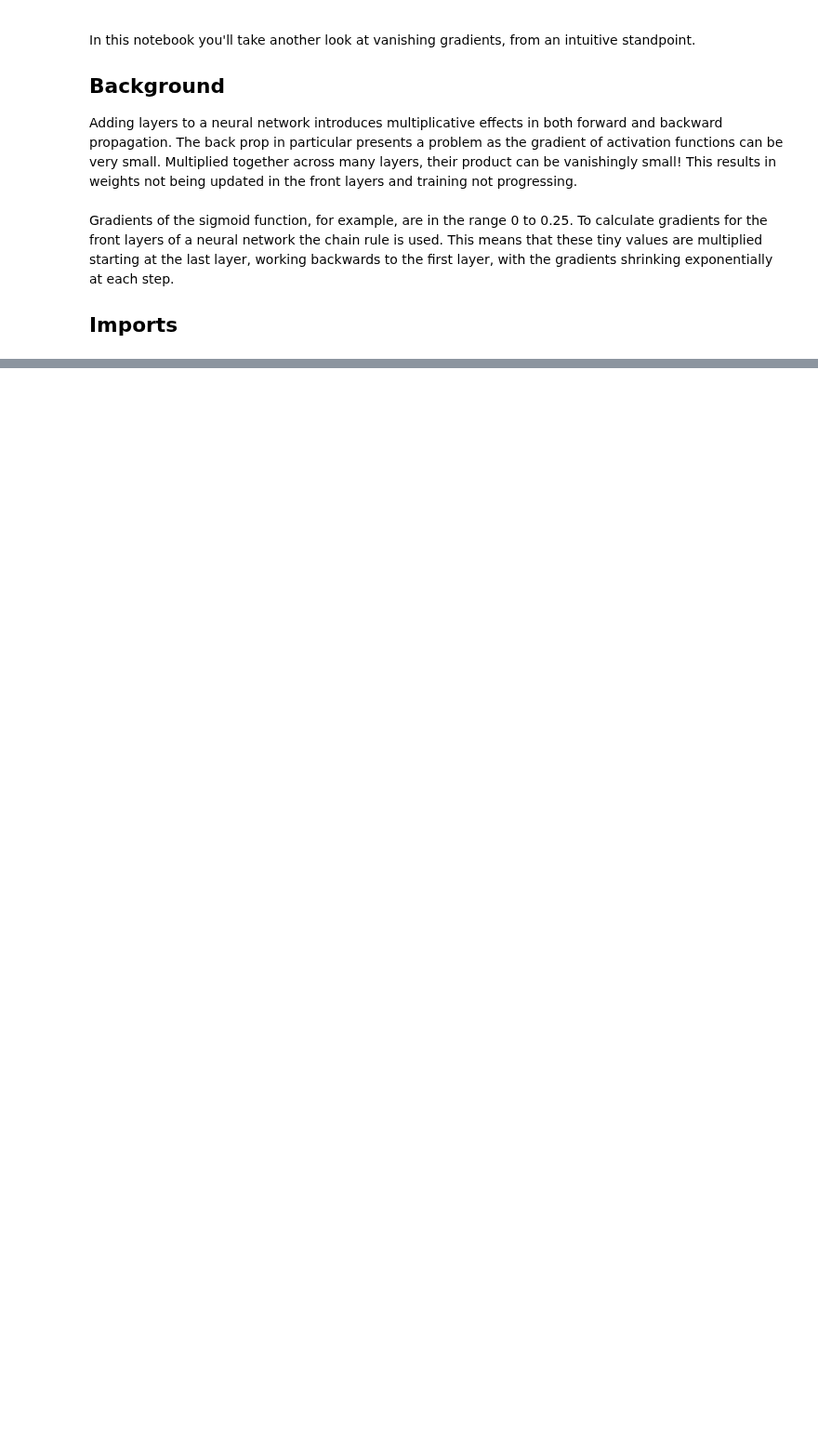
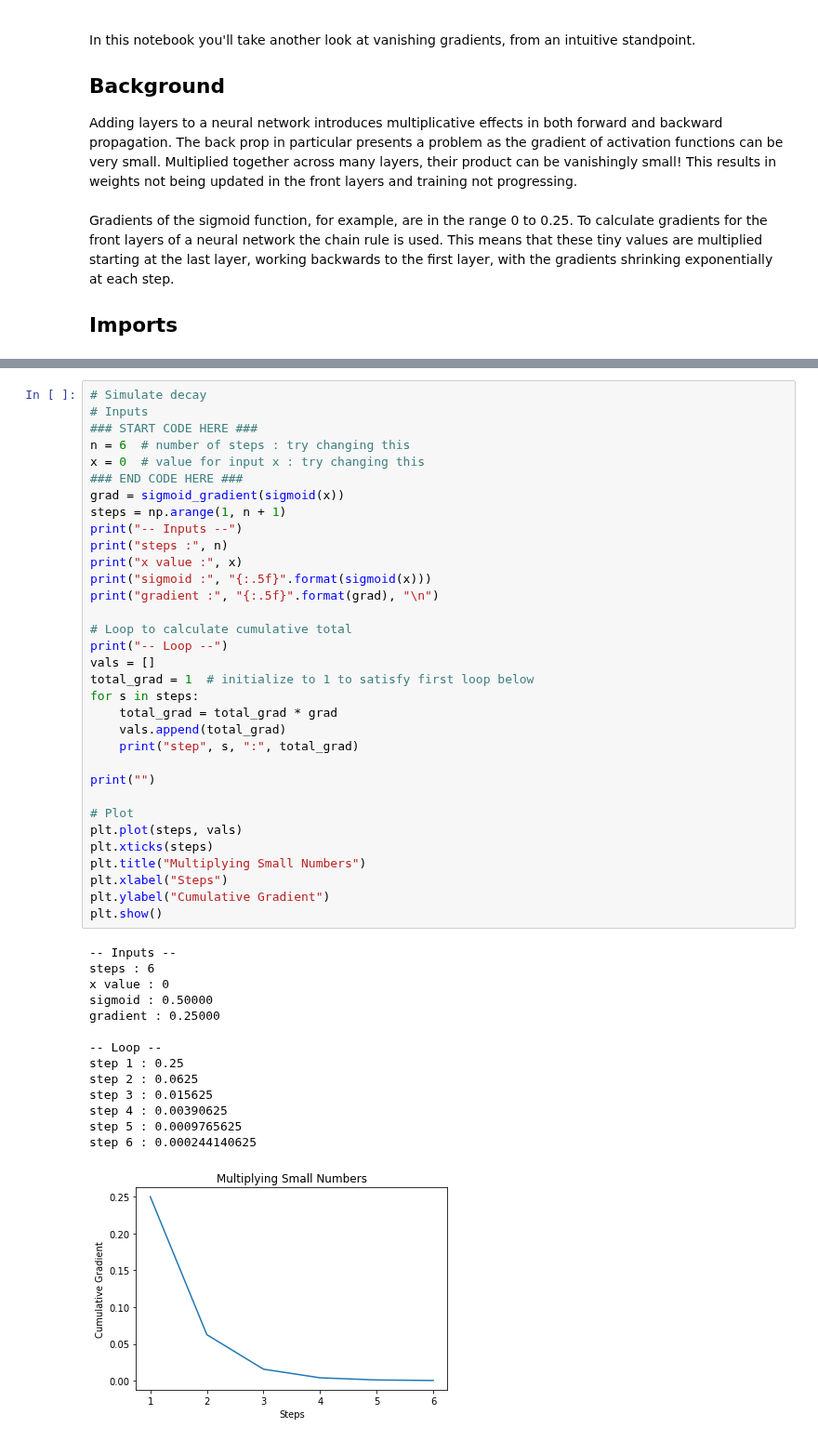
Before and after one commit to martin-fabbri/colab-notebooks, a Jupyter notebook: deeplearning.ai/nlp/c3_w3_01_vanishing_gradients.ipynb, the cells around one changed output, grey strips where cells are left out. Shown at 93% size. Cells and saved outputs as stored; diff of their text form; blank space fills up the shorter version.

```diff
--- a/deeplearning.ai/nlp/c3_w3_01_vanishing_gradients.ipynb
+++ b/deeplearning.ai/nlp/c3_w3_01_vanishing_gradients.ipynb
@@ -16,0 +156,48 @@ Gradients of the sigmoid function, for example, are in the range 0 to 0.25. To c
+# %%
+# Simulate decay
+# Inputs
+### START CODE HERE ###
+n = 6  # number of steps : try changing this
+x = 0  # value for input x : try changing this
+### END CODE HERE ###
+grad = sigmoid_gradient(sigmoid(x))
+steps = np.arange(1, n + 1)
+print("-- Inputs --")
+print("steps :", n)
+print("x value :", x)
+print("sigmoid :", "{:.5f}".format(sigmoid(x)))
+print("gradient :", "{:.5f}".format(grad), "\n")
+
+# Loop to calculate cumulative total
+print("-- Loop --")
+vals = []
+total_grad = 1  # initialize to 1 to satisfy first loop below
+for s in steps:
+    total_grad = total_grad * grad
+    vals.append(total_grad)
+    print("step", s, ":", total_grad)
+
+print("")
+
+# Plot
+plt.plot(steps, vals)
+plt.xticks(steps)
+plt.title("Multiplying Small Numbers")
+plt.xlabel("Steps")
+plt.ylabel("Cumulative Gradient")
+plt.show()
+# %% [output]
+-- Inputs --
+steps : 6
+x value : 0
+sigmoid : 0.50000
+gradient : 0.25000
+
+-- Loop --
+step 1 : 0.25
+step 2 : 0.0625
+step 3 : 0.015625
+step 4 : 0.00390625
+step 5 : 0.0009765625
+step 6 : 0.000244140625
+[figure, added]
```
Also changed, not shown: parts of 9 cells of this notebook.
